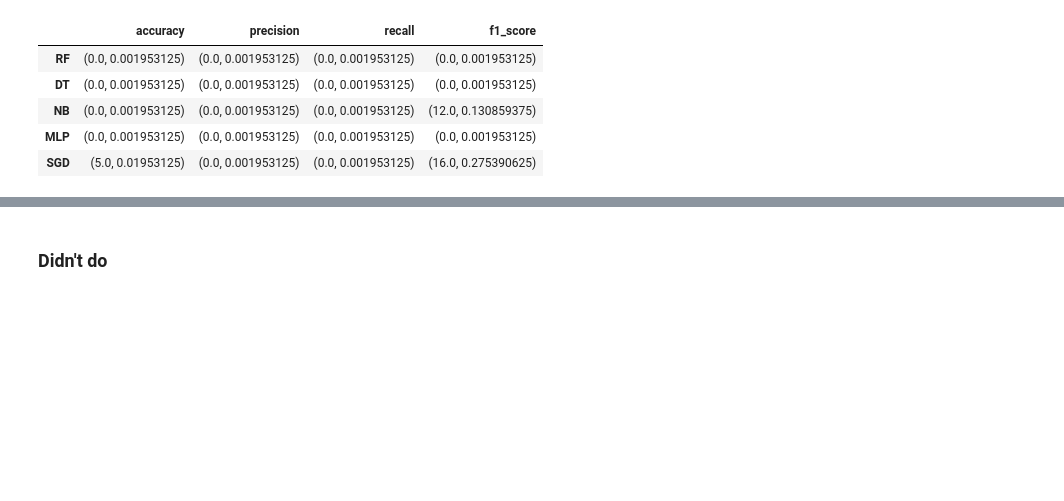
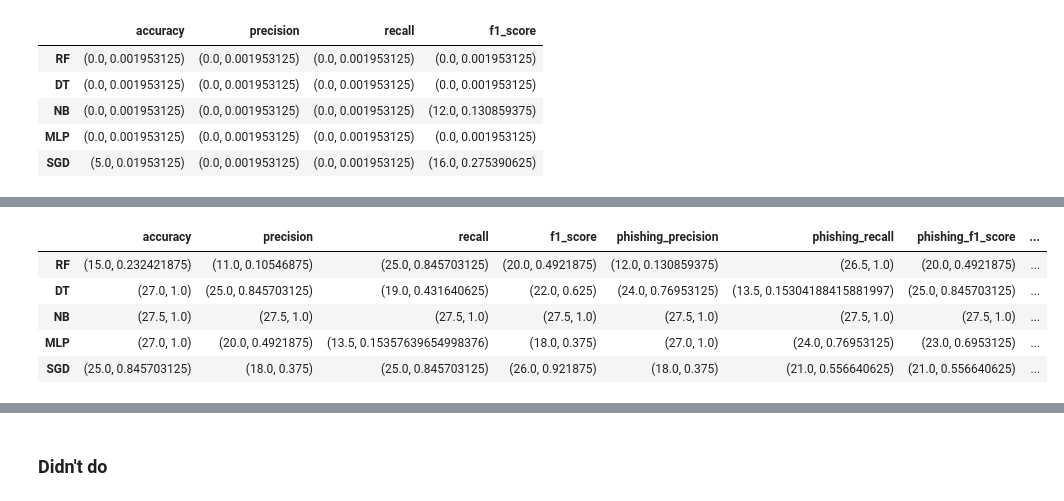
Before and after one commit to Metalcape/url-classifier, a Jupyter notebook: url-classifier.ipynb, the cells around one changed output, grey strips where cells are left out. Cells and saved outputs as stored; diff of their text form; code cells hidden in the pictures; blank space fills up the shorter version.

```diff
--- a/url-classifier.ipynb
+++ b/url-classifier.ipynb
@@ -972,5 +972,14 @@ plt.show()
 # %%
 # Do wilcoxon test for multiclass between sampling and no sampling
+sampling_wilcoxon_test_multi = perform_sampling_wilcoxon_tests(labels, metrics_multi, us_metrics_multi, names_multi)
+sampling_wilcoxon_test_multi
+# %% [output]
+|  | accuracy | precision | recall | f1_score | phishing_precision | phishing_recall | phishing_f1_score | ... |
+| RF | (15.0, 0.232421875) | (11.0, 0.10546875) | (25.0, 0.845703125) | (20.0, 0.4921875) | (12.0, 0.130859375) | (26.5, 1.0) | (20.0, 0.4921875) | ... |
+| DT | (27.0, 1.0) | (25.0, 0.845703125) | (19.0, 0.431640625) | (22.0, 0.625) | (24.0, 0.76953125) | (13.5, 0.15304188415881997) | (25.0, 0.845703125) | ... |
+| NB | (27.5, 1.0) | (27.5, 1.0) | (27.5, 1.0) | (27.5, 1.0) | (27.5, 1.0) | (27.5, 1.0) | (27.5, 1.0) | ... |
+| MLP | (27.0, 1.0) | (20.0, 0.4921875) | (13.5, 0.15357639654998376) | (18.0, 0.375) | (27.0, 1.0) | (24.0, 0.76953125) | (23.0, 0.6953125) | ... |
+| SGD | (25.0, 0.845703125) | (18.0, 0.375) | (25.0, 0.845703125) | (26.0, 0.921875) | (18.0, 0.375) | (21.0, 0.556640625) | (21.0, 0.556640625) | ... |
 # %%
 # Evaluate undersampling for multiclass
 
```
Also changed, not shown: parts of 7 cells of this notebook.
